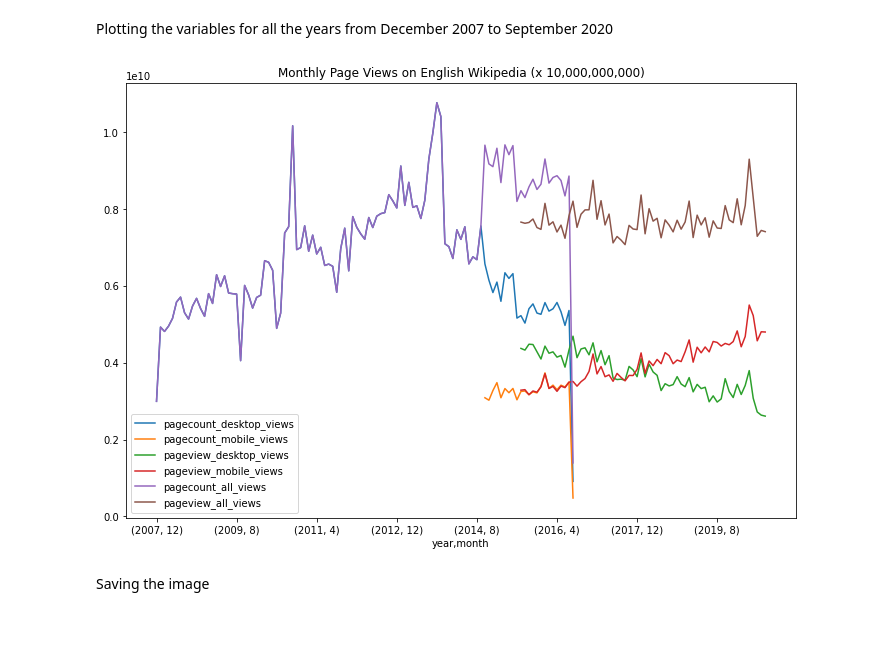
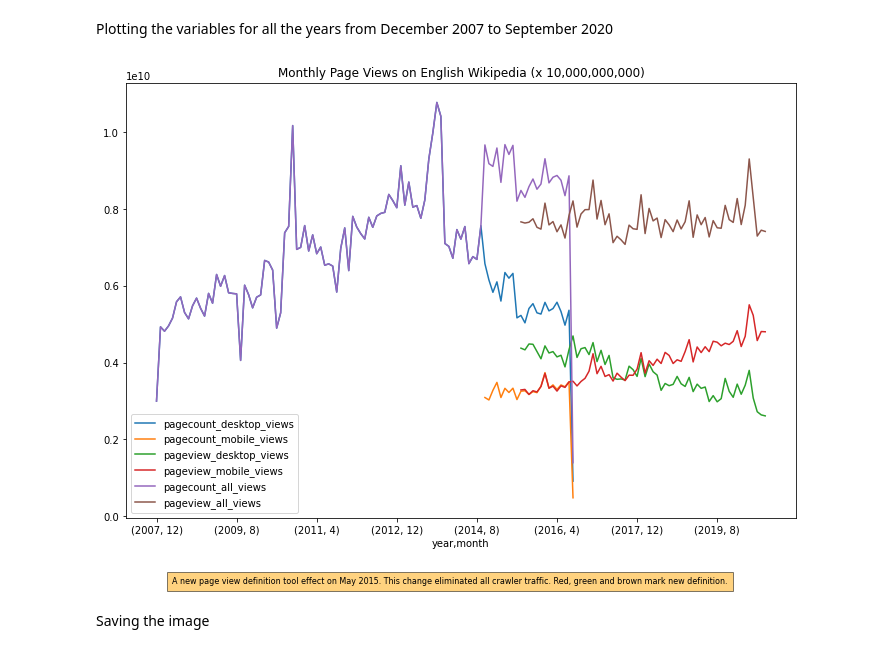
Before and after one commit to dibay/data-512, a Jupyter notebook: w1/a1/Human_Centered_Data_HW1.ipynb, the cells around one changed output. Cells and saved outputs as stored; diff of their text form; code cells hidden in the pictures; blank space fills up the shorter version.

Commit message:
updates to image and notebook

```diff
--- a/w1/a1/Human_Centered_Data_HW1.ipynb
+++ b/w1/a1/Human_Centered_Data_HW1.ipynb
@@ -217,10 +217,11 @@ a.sort_index(inplace=True)
 # %%
 a = a.replace({0:np.nan})
 a.plot(kind='line', figsize=(12,8), title="Monthly Page Views on English Wikipedia (x 10,000,000,000)")
 
+plt.figtext(0.5, 0.01, "A new page view definition tool effect on May 2015. This change eliminated all crawler traffic. Red, green and brown mark new definition.", ha="center", fontsize=8, bbox={"facecolor":"orange", "alpha":0.5, "pad":5})
 img = plt.gcf()
 # %% [output]
-[figure, old version]
+[figure, new version]
 # %% [markdown]
 Saving the image
 # %%
```
Also changed, not shown: 1 other file.
